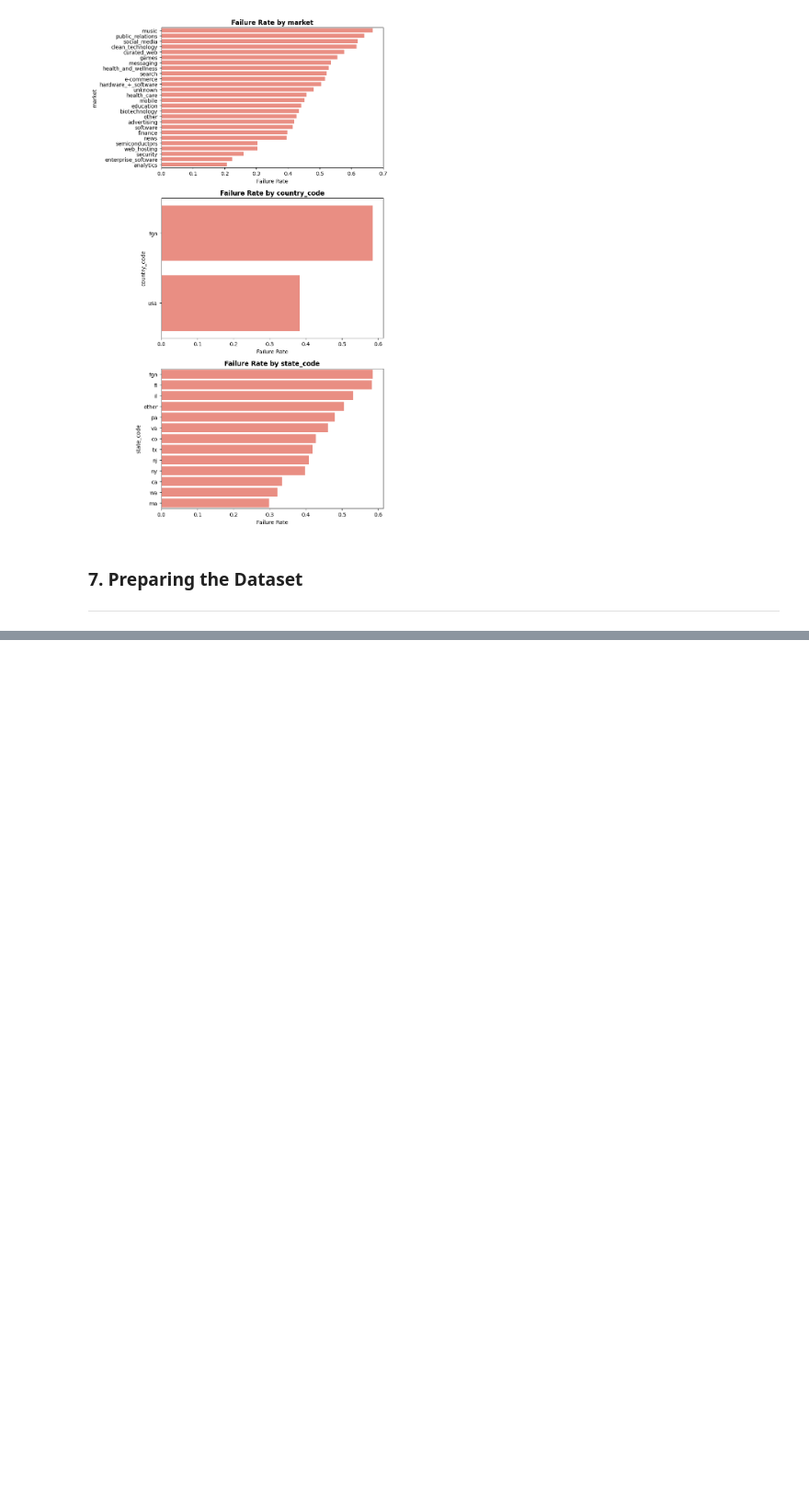
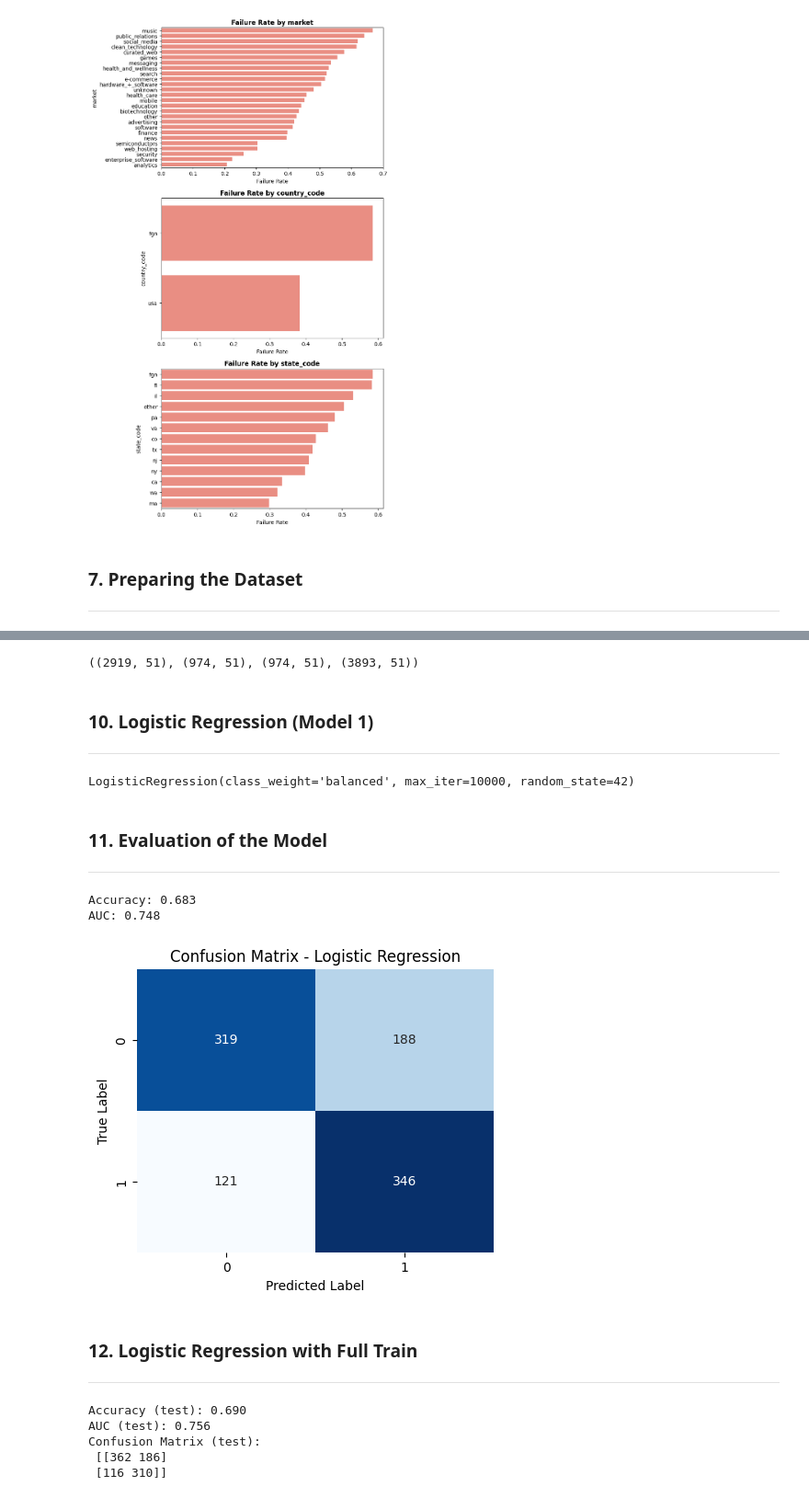
Before and after one commit to bruno-lima98/personal_projects, a Jupyter notebook: project-1/main.ipynb, the cells around one changed output, grey strips where cells are left out. Shown: that part at 92% size. Drawn from its saved outputs; the diff is of its cells as text; code cells hidden in the pictures; blank space fills up the shorter version.

```diff
--- a/project-1/main.ipynb
+++ b/project-1/main.ipynb
@@ -579,8 +572,8 @@ df_train = df_train.reset_index(drop=True)
 df_val = df_val.reset_index(drop=True)
 df_test = df_test.reset_index(drop=True)
 # %%
-y_full_train = df_full_train['status_binary'].values
-y_train = df_train['status_binary'].values
-y_val = df_val['status_binary'].values
-y_test = df_test['status_binary'].values
+y_full_train = df_full_train['failed'].values
+y_train = df_train['failed'].values
+y_val = df_val['failed'].values
+y_test = df_test['failed'].values
 # %%
@@ -594,0 +602,70 @@ len(df_full_train), len(df_train), len(df_val), len(df_test)
+# %%
+train_dicts      = df_train_scaled[categorical + numerical_att].to_dict(orient='records')
+val_dicts        = df_val_scaled[categorical + numerical_att].to_dict(orient='records')
+test_dicts       = df_test_scaled[categorical + numerical_att].to_dict(orient='records')
+full_train_dicts = df_full_train_scaled[categorical + numerical_att].to_dict(orient='records')
+
+dv = DictVectorizer(sparse=False)
+dv.fit(train_dicts)
+
+X_train      = dv.transform(train_dicts)
+X_val        = dv.transform(val_dicts)
+X_test       = dv.transform(test_dicts)
+X_full_train = dv.transform(full_train_dicts)
+
+X_train.shape, X_val.shape, X_test.shape, X_full_train.shape
+# %% [output]
+((2919, 51), (974, 51), (974, 51), (3893, 51))
+# %% [markdown]
+### **10. Logistic Regression (Model 1)**
+----
+# %%
+model = LogisticRegression(max_iter=10000, class_weight='balanced', random_state=42)
+model.fit(X_train, y_train)
+# %% [output]
+LogisticRegression(class_weight='balanced', max_iter=10000, random_state=42)
+# %% [markdown]
+### **11. Evaluation of the Model**
+----
+# %%
+y_pred = model.predict(X_val)
+y_pred_proba = model.predict_proba(X_val)[:, 1]
+
+acc = accuracy_score(y_val, y_pred)
+auc = roc_auc_score(y_val, y_pred_proba)
+
+print(f"Accuracy: {acc:.3f}")
+print(f"AUC: {auc:.3f}")
+# %% [output]
+Accuracy: 0.683
+AUC: 0.748
+# %%
+cm = confusion_matrix(y_val, y_pred)
+
+plt.figure(figsize=(5,4))
+sns.heatmap(cm, annot=True, fmt='d', cmap='Blues', cbar=False)
+plt.title('Confusion Matrix - Logistic Regression')
+plt.xlabel('Predicted Label')
+plt.ylabel('True Label')
+plt.show()
+# %% [output]
+[figure, added]
+# %% [markdown]
+### **12. Logistic Regression with Full Train**
+----
+# %%
+model_full = LogisticRegression(max_iter=10000, class_weight='balanced', random_state=42)
+model_full.fit(X_full_train, y_full_train)
+
+y_test_pred = model_full.predict(X_test)
+y_test_proba = model_full.predict_proba(X_test)[:,1]
+
+print(f"Accuracy (test): {accuracy_score(y_test, y_test_pred):.3f}")
+print(f"AUC (test): {roc_auc_score(y_test, y_test_proba):.3f}")
+print("Confusion Matrix (test):\n", confusion_matrix(y_test, y_test_pred))
+# %% [output]
+Accuracy (test): 0.690
+AUC (test): 0.756
+Confusion Matrix (test):
+ [[362 186]
+ [116 310]]
```
Also changed, not shown: parts of 26 cells of this notebook.
